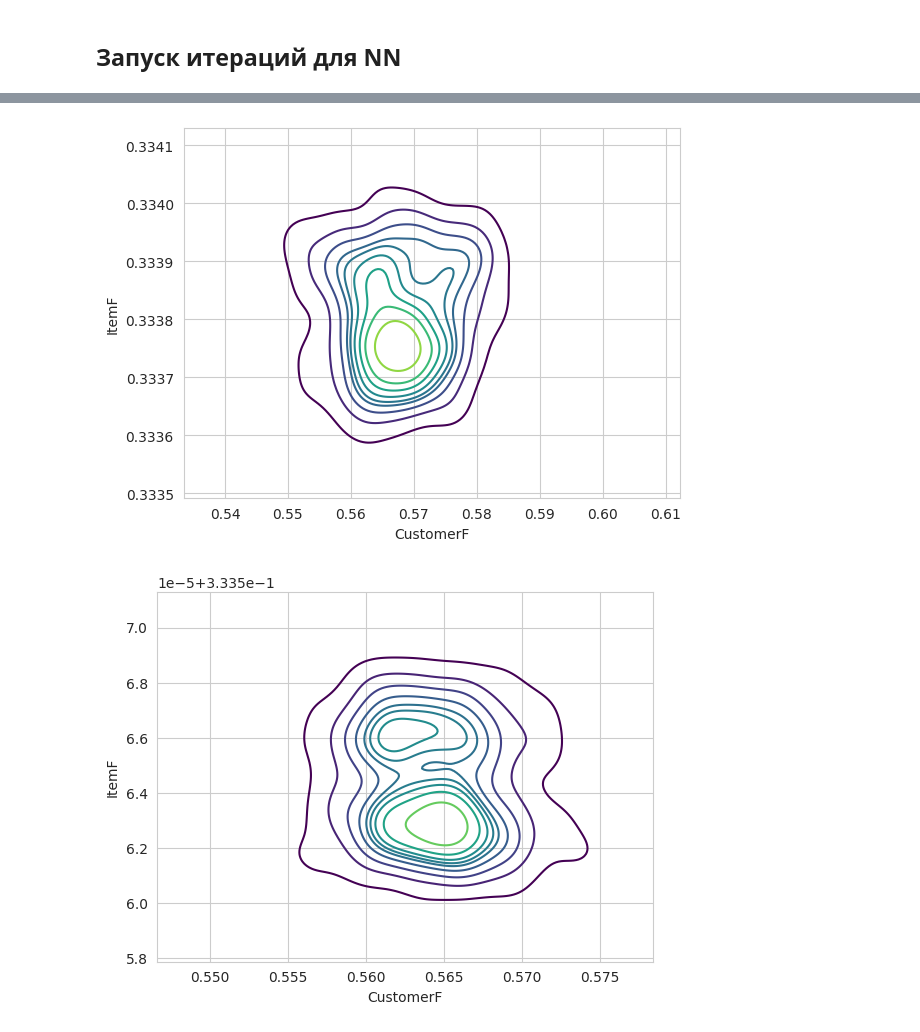
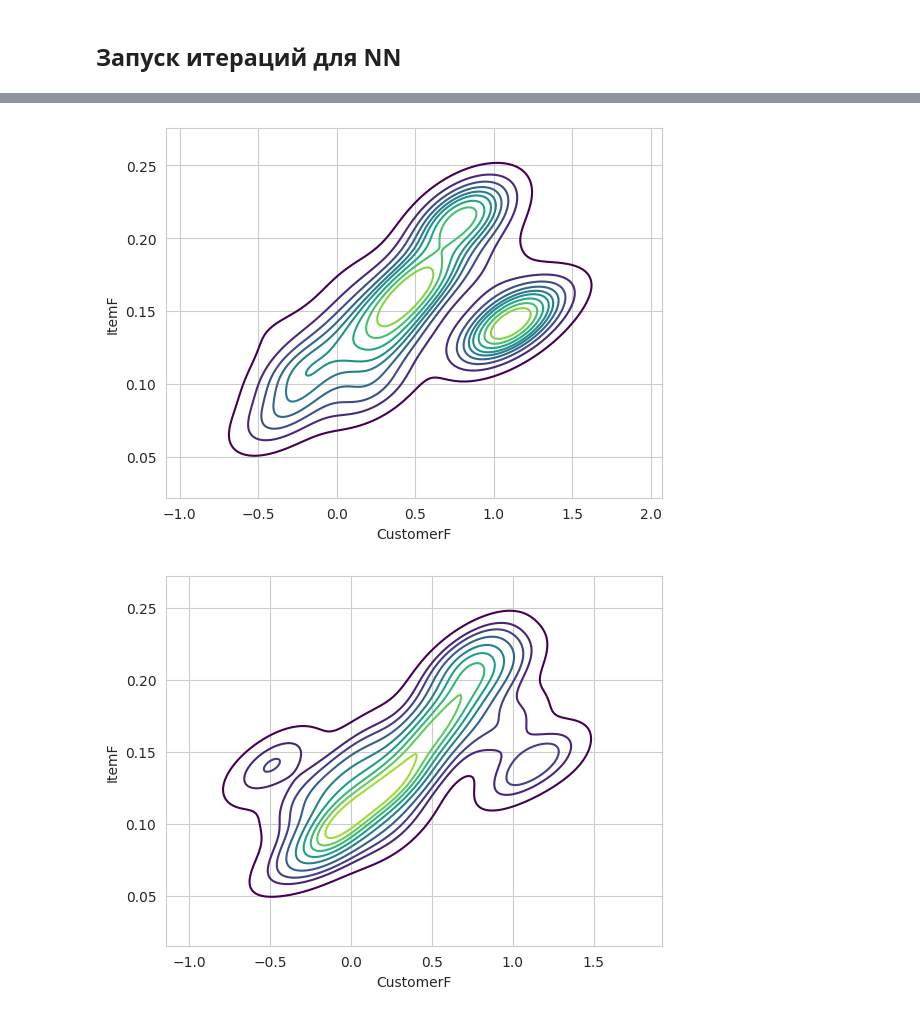
Before and after one commit to intsystems/2024-Project-144, a Jupyter notebook: code/main.ipynb, the cells around one changed output, grey strips where cells are left out. Cells and saved outputs as stored; diff of their text form; code cells hidden in the pictures.

```diff
--- a/code/main.ipynb
+++ b/code/main.ipynb
@@ -61,2 +69,2 @@ def init_model():
 # %%
-num_of_iterations = 101
+num_of_iterations = 51
@@ -65,5 +71,5 @@ num_of_iterations = 101
 # %%
-def execute_experiment(model, c_w_distribution, num_of_iterations, freq=1, u_pred_case=1, topn=4):
+def execute_experiment(model, dynamic_system_iterate_f, c_w_distribution, num_of_iterations, freq=1, u_pred_case=1, topn=8):
     new_c_w_distr = copy.deepcopy(c_w_distribution)
     loss_history = []
     accuracy = []
@@ -72,26 +78,25 @@ def execute_experiment(model, c_w_distribution, num_of_iterations, freq=1, u_pre
     mean_history = []
     variance_history = []
     c_size = 256
-    w_size = 512
+    w_size = 256
     fig, axs = plt.subplots(ncols=2)
     for i in tqdm(range(num_of_iterations)):
-        z = lambda: epsilon.rvs() / (i + 1)
+        z = lambda: epsilon.rvs()
         if i % freq == 0:
-            new_c_w_distr, accuracy_at4, loss, L_mean, residual, mean, variance = dynamic_system_iterate_u(model, usefulness, z, L,
-                                                                                           new_c_w_distr,
-                                                                                           u_pred_case=u_pred_case,
-                                                                                           c_size=c_size,
-                                                                                           w_size=w_size, topn=topn,
-                                                                                           visualize_distributions=(
-                                                                                           i, axs))
+            new_c_w_distr, accuracy_at16, loss, L_mean, residual, mean, variance = dynamic_system_iterate_f(model, usefulness, z, L,
+                                                                                                            new_c_w_distr,
+                                                                                                            u_pred_case=u_pred_case,
+                                                                                                            c_size=c_size,
+                                                                                                            w_size=w_size, topn=topn,
+                                                                                                            visualize_distributions=( i, axs))
         else:
-            new_c_w_distr, accuracy_at4, loss, L_mean, residual, mean, variance = dynamic_system_iterate_u(model, usefulness, z, L,
-                                                                                           new_c_w_distr,
-                                                                                           u_pred_case=u_pred_case,
-                                                                                           c_size=c_size,
-                                                                                           w_size=w_size, topn=topn)
-        loss_history.append(loss)
-        accuracy.append(accuracy_at4)
+            new_c_w_distr, accuracy_at16, loss, L_mean, residual, mean, variance = dynamic_system_iterate_f(model, usefulness, z, L,
+                                                                                                            new_c_w_distr,
+                                                                                                            u_pred_case=u_pred_case,
+                                                                                                            c_size=c_size,
+                                                                                                            w_size=w_size, topn=topn)
+        loss_history.append(np.mean(loss))
+        accuracy.append(accuracy_at16)
         residual_history.append(residual)
         L_val.append(L_mean)
         mean_history.append(mean)
@@ -117,6 +140,5 @@ loss_history_2, accuracy_2, residual_history_2, L_val_2, mean_2, variance_2 = ex
 # %%
-model = init_model()
+model, _ = init_model()
 # %%
-loss_history_1, accuracy_1, residual_history_1, L_val_1, mean_1, variance_1 = execute_experiment(model, c_w_distribution, 26, freq=5,
-                                                                             u_pred_case=1)
+loss_history_1, accuracy_1, residual_history_1, L_val_1, mean_1, variance_1 = execute_experiment(model,dynamic_system_iterate_u,  c_w_distribution, num_of_iterations, freq=10, u_pred_case=1)
 # %% [output]
@@ -125,2 +147,2 @@ loss_history_1, accuracy_1, residual_history_1, L_val_1, mean_1, variance_1 = ex
-[figure, old version]
+[figure, new version]
-[figure, old version]
+[figure, new version]
```
Also changed, not shown: parts of 26 cells of this notebook, 4 other files.
